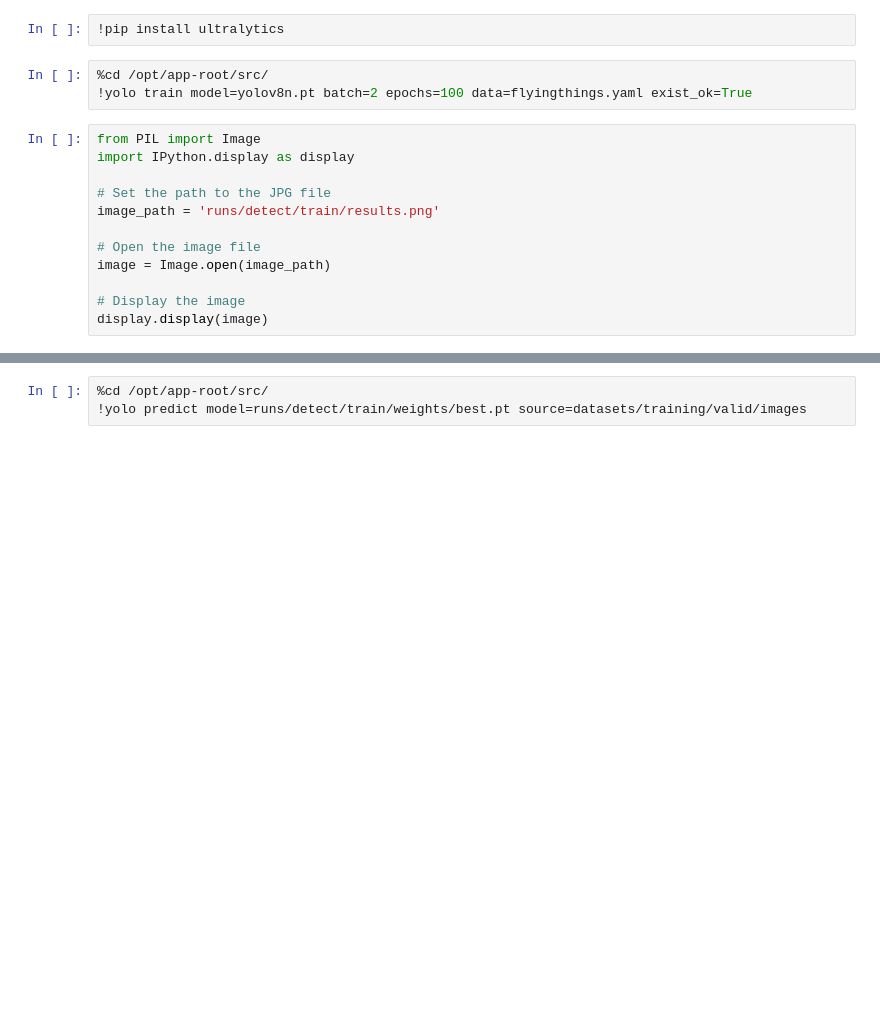
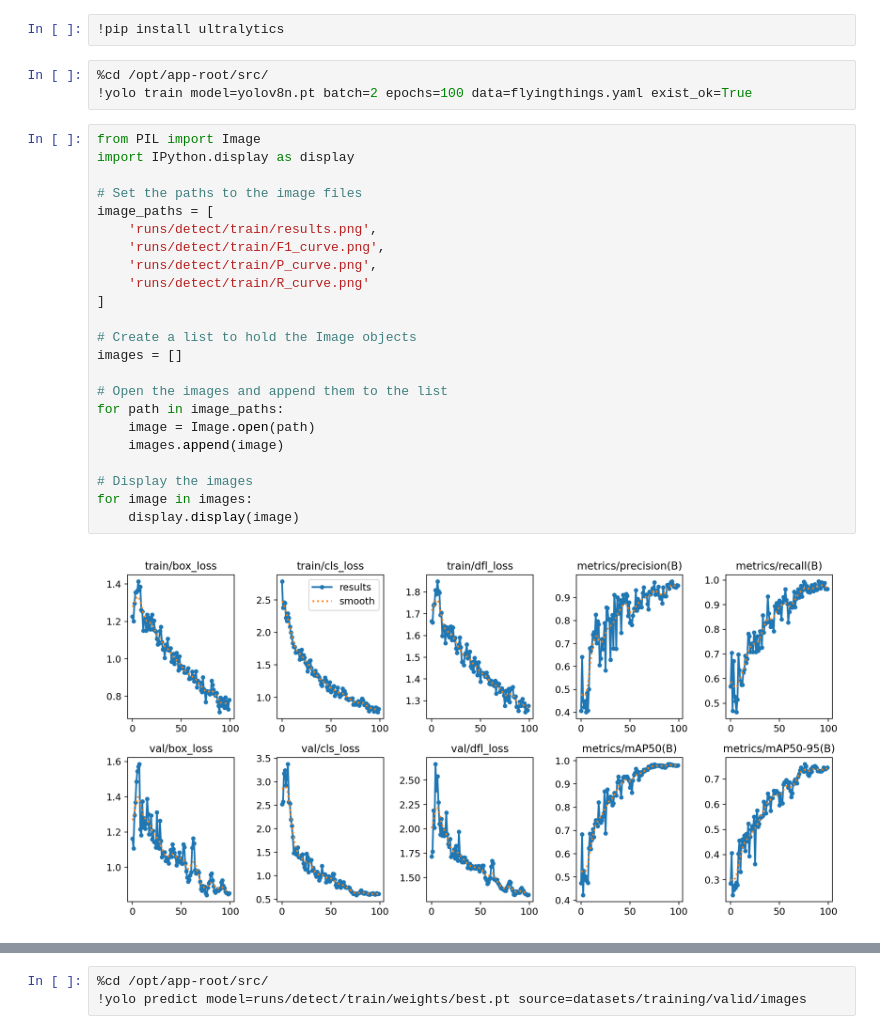
Before and after one commit to redhat-na-ssa/flyingthings, a Jupyter notebook: notebooks/object-detect-train.ipynb, the cells around one changed output, grey strips where cells are left out. Saved outputs shown, nothing was run; the diff lists cells and outputs as text; blank space fills up the shorter version.

```diff
--- a/notebooks/object-detect-train.ipynb
+++ b/notebooks/object-detect-train.ipynb
@@ -6,12 +6,25 @@
 # %%
 from PIL import Image
 import IPython.display as display
 
-# Set the path to the JPG file
-image_path = 'runs/detect/train/results.png'
+# Set the paths to the image files
+image_paths = [
+    'runs/detect/train/results.png',
+    'runs/detect/train/F1_curve.png',
+    'runs/detect/train/P_curve.png',
+    'runs/detect/train/R_curve.png'
+]
 
-# Open the image file
-image = Image.open(image_path)
+# Create a list to hold the Image objects
+images = []
 
-# Display the image
-display.display(image)
+# Open the images and append them to the list
+for path in image_paths:
+    image = Image.open(path)
+    images.append(image)
+
+# Display the images
+for image in images:
+    display.display(image)
+# %% [output]
+[figure, added]
```
Also changed, not shown: parts of 2 cells of this notebook, 1 other file.
